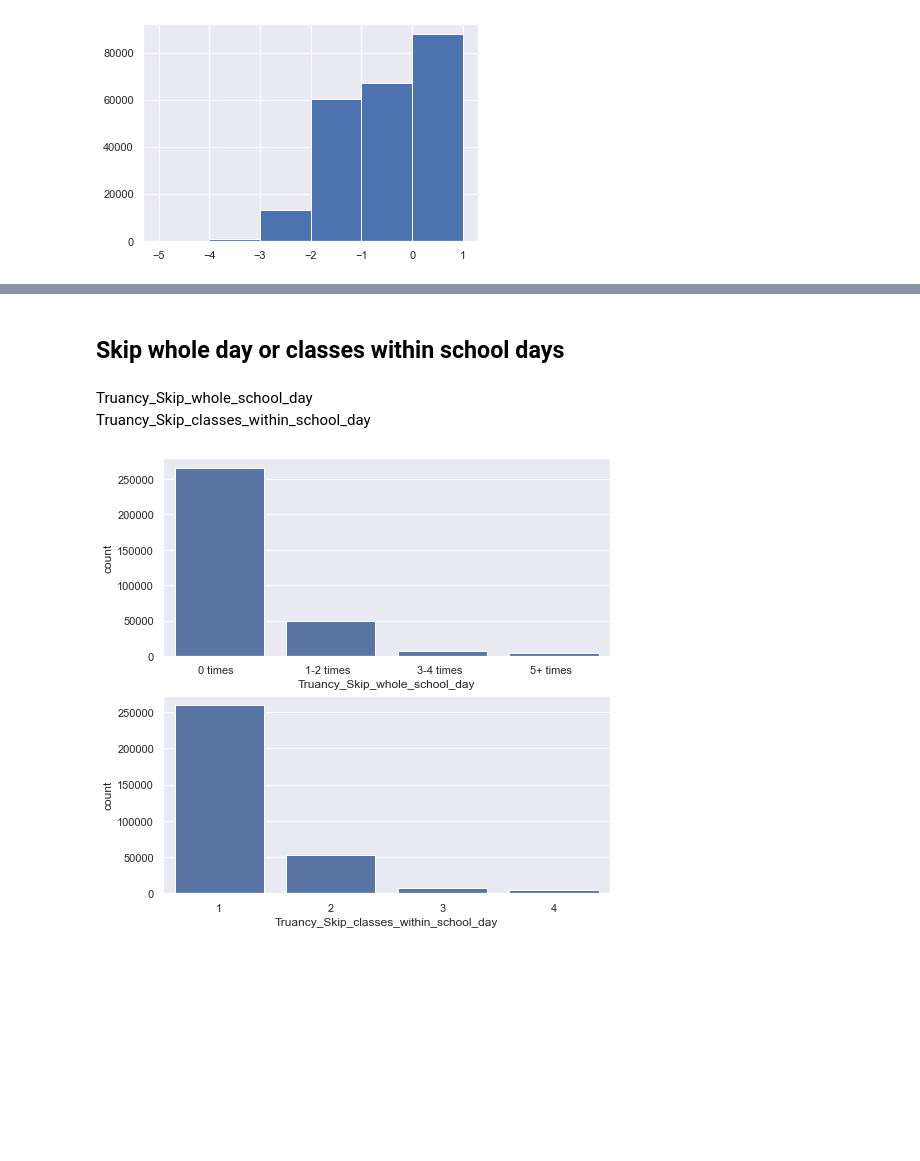
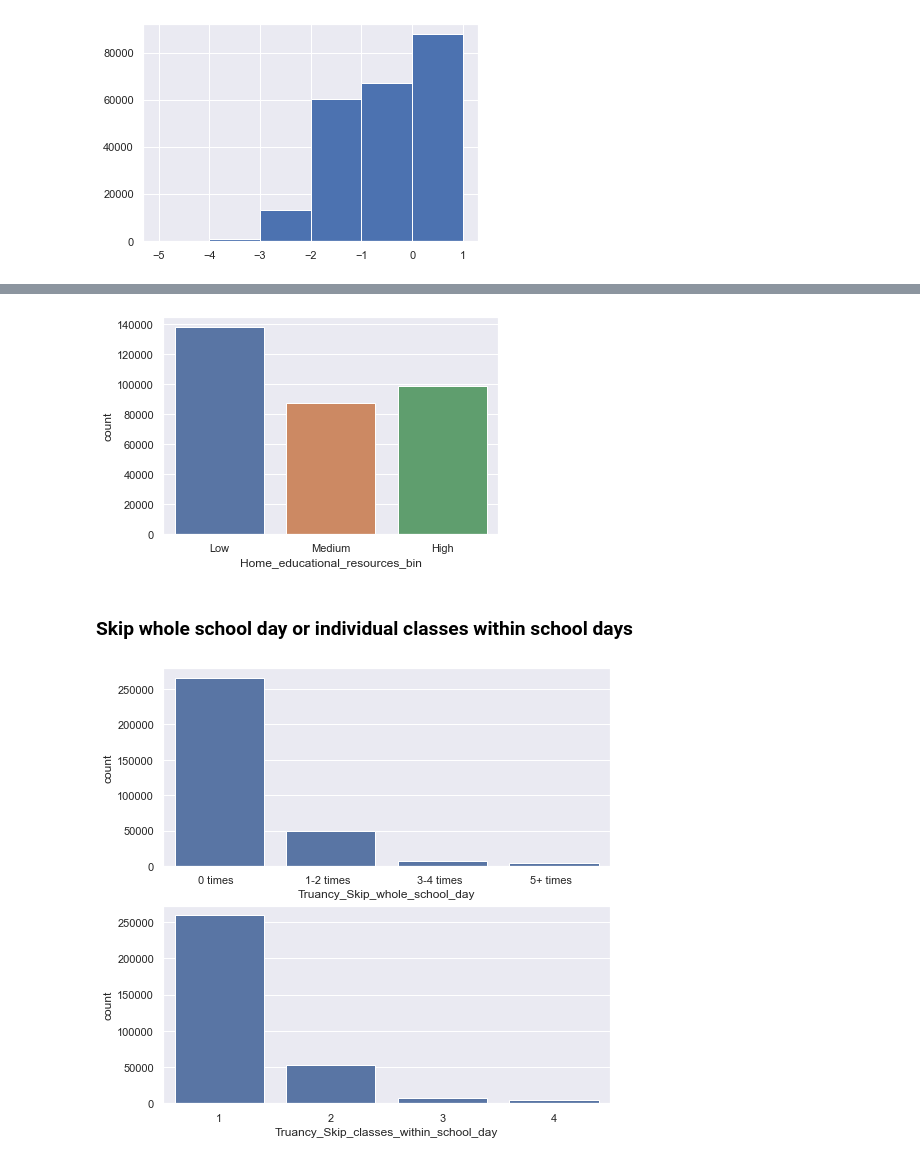
Before and after one commit to AndrejaCH/Exploratory_and_Explanatory_Visualizations, a Jupyter notebook: Data_Exploration.ipynb, the cells around one changed output, grey strips where cells are left out. Cells and saved outputs as stored; diff of their text form; code cells hidden in the pictures; blank space fills up the shorter version.

```diff
--- a/Data_Exploration.ipynb
+++ b/Data_Exploration.ipynb
@@ -650,8 +699,13 @@ plt.xticks(np.arange(-5, 2, 1));
+# %%
+bin_names_h = ['Low', 'Medium', 'High']
+bin_edges_h = [-3.93, -0.69, 0.04, 1.12]
+df['Home_educational_resources_bin'] = pd.cut(df['Home_educational_resources'], bin_edges_h, labels=bin_names_h)
+# %%
+sns.countplot(data=df, x='Home_educational_resources_bin');
+# %% [output]
+[figure, added]
 # %% [markdown]
-## Skip whole day or classes within school days
+### Skip whole school day or individual classes within school days
-# %% [markdown]
-Truancy_Skip_whole_school_day
-Truancy_Skip_classes_within_school_day
 # %%
 # let's plot all three together to get an idea of each ordinal variable's distribution.
 fig, ax = plt.subplots(nrows=2, figsize = [8,8])
```
Also changed, not shown: parts of 17 cells of this notebook.
